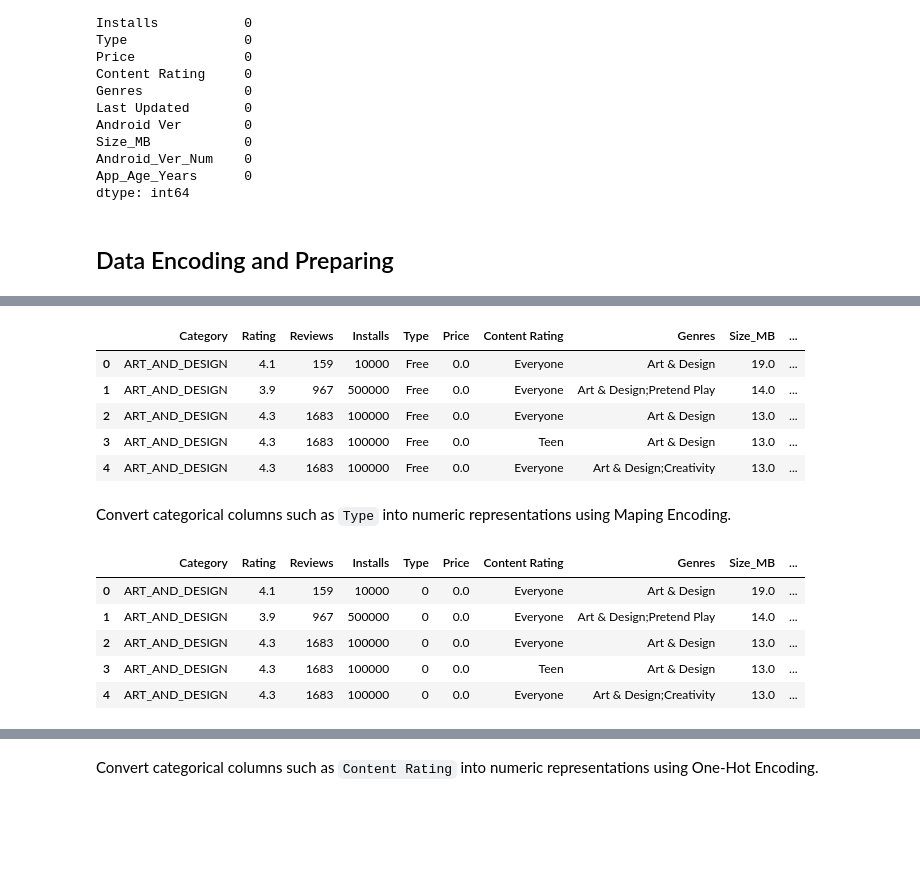
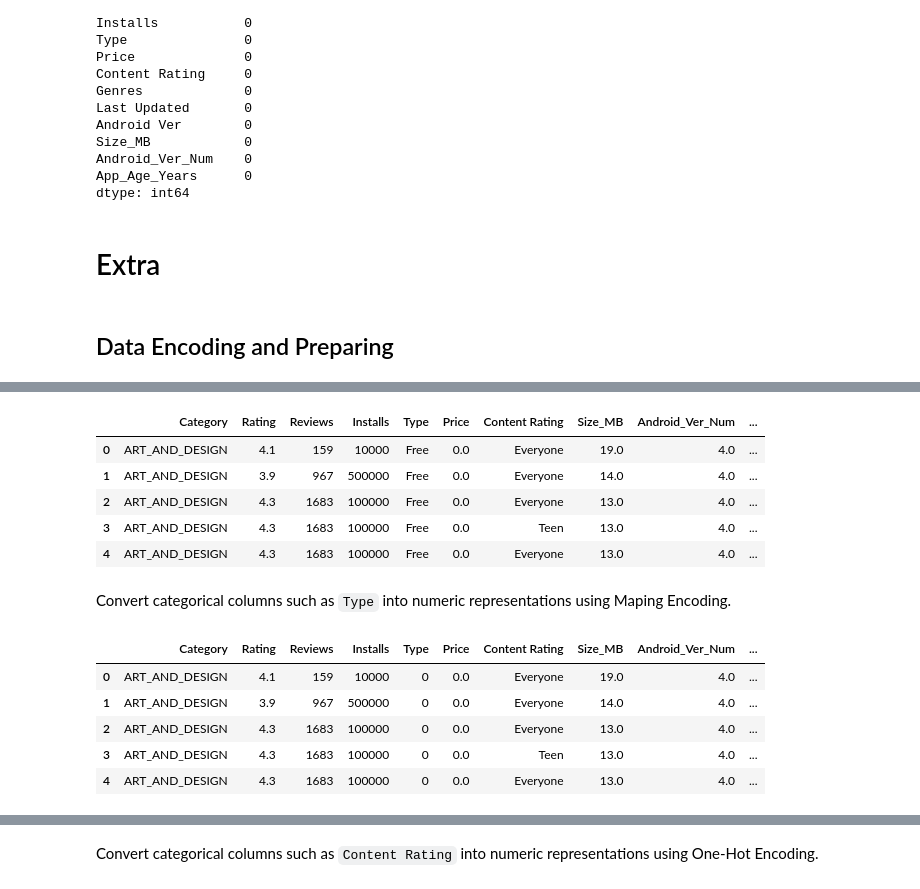
Before and after one commit to yousefmohtady1/Play-Store-apps-data-preprocessing, a Jupyter notebook: script.ipynb, the cells around one changed output, grey strips where cells are left out. Saved outputs shown, nothing was run; the diff lists cells and outputs as text; code cells hidden in the pictures; blank space fills up the shorter version.

```diff
--- a/script.ipynb
+++ b/script.ipynb
@@ -835,6 +835,8 @@ Size_MB            0
 Android_Ver_Num    0
 App_Age_Years      0
 dtype: int64
+# %% [markdown]
+# Extra
 # %% [markdown]
 ## Data Encoding and Preparing
 # %%
@@ -847,25 +849,25 @@ df_cleaned.head()
 | 3 | Sketch - Draw & Paint | ART_AND_DESIGN | 4.3 | 1683 | 100000 | Free | 0.0 | Teen | Art & Design | ... |
 | 4 | Pixel Draw - Number Art Coloring ... | ART_AND_DESIGN | 4.3 | 1683 | 100000 | Free | 0.0 | Everyone | Art & Design;Creativity | ... |
 # %%
-df_cleaned = df_cleaned.drop(['App', 'Last Updated', 'Android Ver'], axis=1)
+df_cleaned = df_cleaned.drop(['App', 'Last Updated', 'Android Ver', 'Genres'], axis=1)
 df_cleaned.head()
 # %% [output]
-|  | Category | Rating | Reviews | Installs | Type | Price | Content Rating | Genres | Size_MB | ... |
-| 0 | ART_AND_DESIGN | 4.1 | 159 | 10000 | Free | 0.0 | Everyone | Art & Design | 19.0 | ... |
-| 1 | ART_AND_DESIGN | 3.9 | 967 | 500000 | Free | 0.0 | Everyone | Art & Design;Pretend Play | 14.0 | ... |
-| 2 | ART_AND_DESIGN | 4.3 | 1683 | 100000 | Free | 0.0 | Everyone | Art & Design | 13.0 | ... |
-| 3 | ART_AND_DESIGN | 4.3 | 1683 | 100000 | Free | 0.0 | Teen | Art & Design | 13.0 | ... |
-| 4 | ART_AND_DESIGN | 4.3 | 1683 | 100000 | Free | 0.0 | Everyone | Art & Design;Creativity | 13.0 | ... |
+|  | Category | Rating | Reviews | Installs | Type | Price | Content Rating | Size_MB | Android_Ver_Num | ... |
+| 0 | ART_AND_DESIGN | 4.1 | 159 | 10000 | Free | 0.0 | Everyone | 19.0 | 4.0 | ... |
+| 1 | ART_AND_DESIGN | 3.9 | 967 | 500000 | Free | 0.0 | Everyone | 14.0 | 4.0 | ... |
+| 2 | ART_AND_DESIGN | 4.3 | 1683 | 100000 | Free | 0.0 | Everyone | 13.0 | 4.0 | ... |
+| 3 | ART_AND_DESIGN | 4.3 | 1683 | 100000 | Free | 0.0 | Teen | 13.0 | 4.0 | ... |
+| 4 | ART_AND_DESIGN | 4.3 | 1683 | 100000 | Free | 0.0 | Everyone | 13.0 | 4.0 | ... |
 # %% [markdown]
 Convert categorical columns such as `Type` into numeric representations using Maping Encoding.
 # %%
 df_cleaned['Type'] = df_cleaned['Type'].map({'Free': 0, 'Paid': 1})
 df_cleaned.head()
 # %% [output]
-|  | Category | Rating | Reviews | Installs | Type | Price | Content Rating | Genres | Size_MB | ... |
-| 0 | ART_AND_DESIGN | 4.1 | 159 | 10000 | 0 | 0.0 | Everyone | Art & Design | 19.0 | ... |
-| 1 | ART_AND_DESIGN | 3.9 | 967 | 500000 | 0 | 0.0 | Everyone | Art & Design;Pretend Play | 14.0 | ... |
-| 2 | ART_AND_DESIGN | 4.3 | 1683 | 100000 | 0 | 0.0 | Everyone | Art & Design | 13.0 | ... |
-| 3 | ART_AND_DESIGN | 4.3 | 1683 | 100000 | 0 | 0.0 | Teen | Art & Design | 13.0 | ... |
-| 4 | ART_AND_DESIGN | 4.3 | 1683 | 100000 | 0 | 0.0 | Everyone | Art & Design;Creativity | 13.0 | ... |
+|  | Category | Rating | Reviews | Installs | Type | Price | Content Rating | Size_MB | Android_Ver_Num | ... |
+| 0 | ART_AND_DESIGN | 4.1 | 159 | 10000 | 0 | 0.0 | Everyone | 19.0 | 4.0 | ... |
+| 1 | ART_AND_DESIGN | 3.9 | 967 | 500000 | 0 | 0.0 | Everyone | 14.0 | 4.0 | ... |
+| 2 | ART_AND_DESIGN | 4.3 | 1683 | 100000 | 0 | 0.0 | Everyone | 13.0 | 4.0 | ... |
+| 3 | ART_AND_DESIGN | 4.3 | 1683 | 100000 | 0 | 0.0 | Teen | 13.0 | 4.0 | ... |
+| 4 | ART_AND_DESIGN | 4.3 | 1683 | 100000 | 0 | 0.0 | Everyone | 13.0 | 4.0 | ... |
 # %%
```
Also changed, not shown: parts of 13 cells of this notebook.
